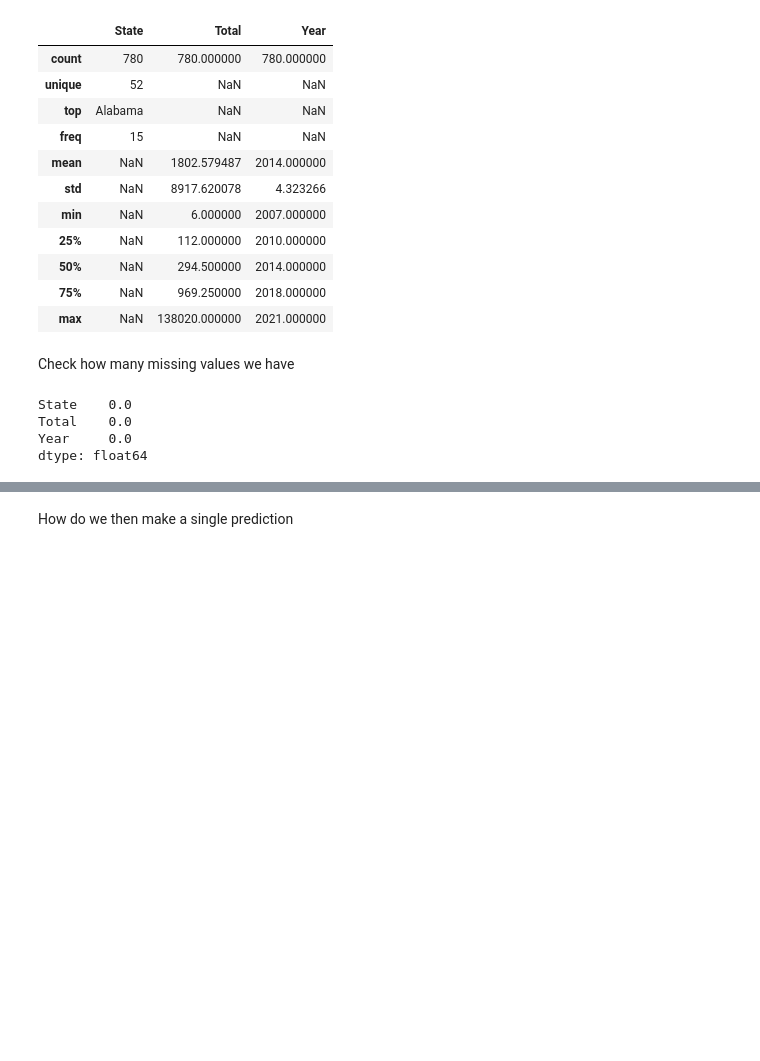
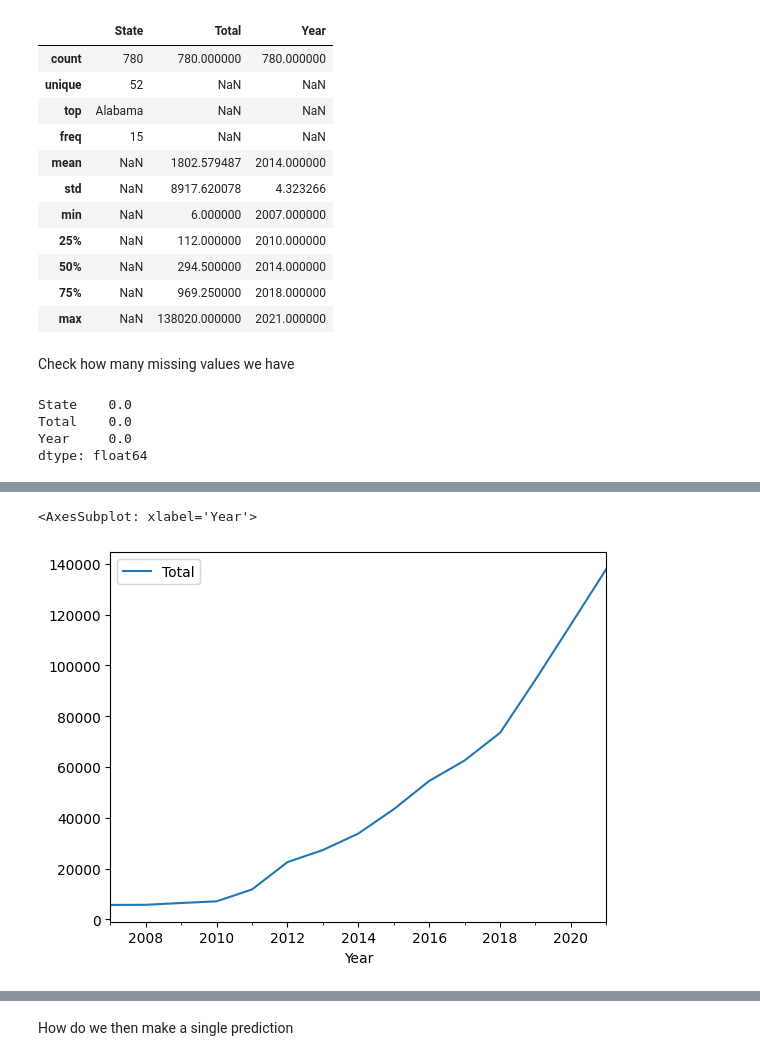
Before and after one commit to armakuni/mlops-workshop, a Jupyter notebook: notebooks/eda.ipynb, the cells around one changed output, grey strips where cells are left out. Drawn from its saved outputs; the diff is of its cells as text; code cells hidden in the pictures; blank space fills up the shorter version.

```diff
--- a/notebooks/eda.ipynb
+++ b/notebooks/eda.ipynb
@@ -6,7 +6,8 @@
 The dataset we are working with is an excel speadsheet with different sheets for each year. What does the data look like?
 # %%
 import pandas as pd
-df = pd.read_excel("../notebooks/Historical Station Counts by State 2007-2021.xlsx", sheet_name='2020', skiprows=1)
+data_path = "../data/raw/Historical Station Counts by State 2007-2021.xlsx"
+df = pd.read_excel(data_path, sheet_name='2020', skiprows=1)
 df
 # %% [output]
 |  | State | Biodiesel | CNG | E85 | Electrica | Hydrogenb | LNG | Propanec | Totald |
@@ -33,7 +34,7 @@ def clean_data(df: pd.DataFrame) -> pd.DataFrame:
 
 df_total = pd.DataFrame()
 for n in range(2007, 2022, 1):
-    df = pd.read_excel("../notebooks/Historical Station Counts by State 2007-2021.xlsx", sheet_name=str(n), skiprows=1)
+    df = pd.read_excel(data_path, sheet_name=str(n), skiprows=1)
     df_cleaned = clean_data(df)
     df_cleaned["Year"] = n
     df_total = pd.concat([df_total, df_cleaned])
@@ -324,0 +108,10 @@ plot_predictions(df_tt_dt, df_pred)
+# %%
+y = df_total[df['State'] == 'Total']
+y = y.drop('State', axis=1)
+y.Year = pd.to_datetime(y.Year, format="%Y")
+y = y.reset_index(drop=True)
+y = y.set_index('Year')
+y.plot()
+# %% [output]
+<AxesSubplot: xlabel='Year'>
+[figure, added]
```
Also changed, not shown: parts of 46 cells of this notebook, 28 other files.
